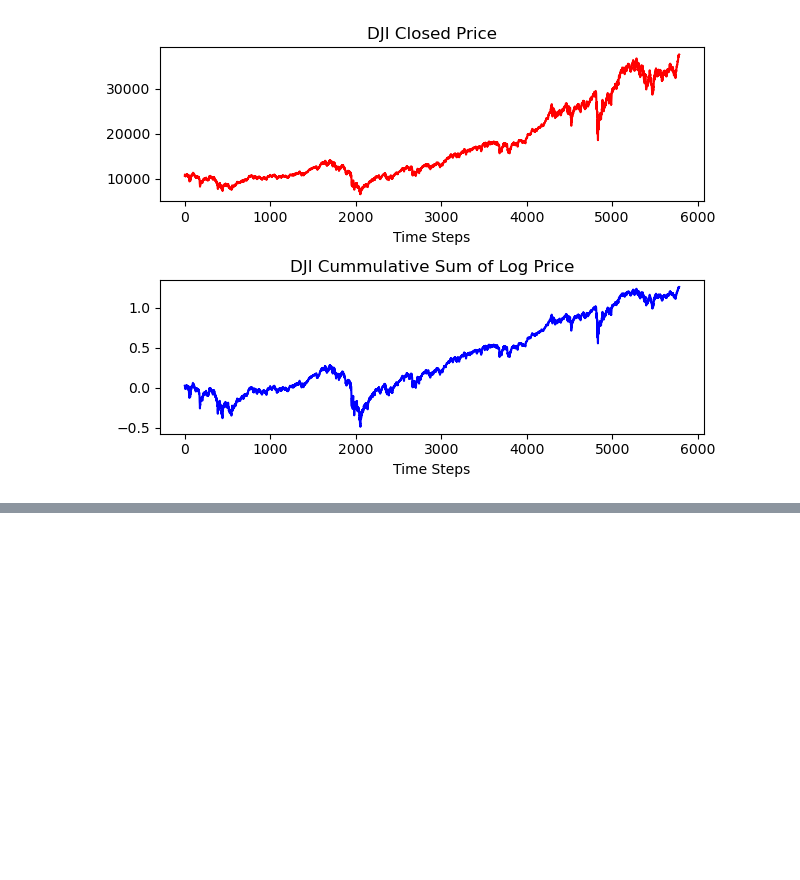
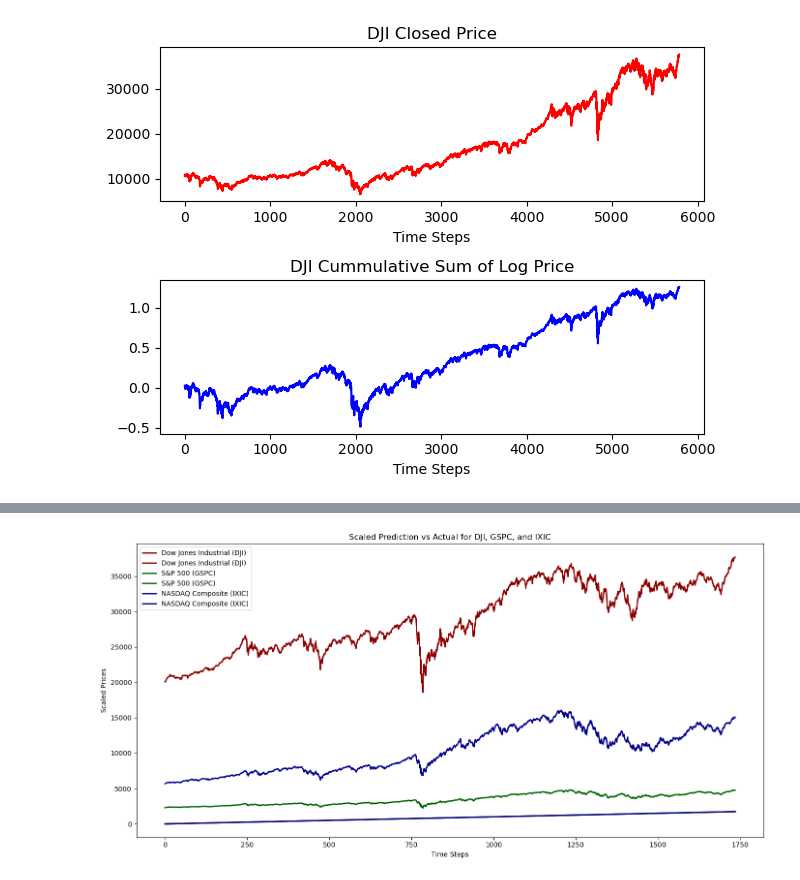
Before and after one commit to blitzionic/FinRL---Stock-Prediction, a Jupyter notebook: models/lstm/training.ipynb, the cells around one changed output, grey strips where cells are left out. Drawn from its saved outputs; the diff is of its cells as text; code cells hidden in the pictures; blank space fills up the shorter version.

```diff
--- a/models/lstm/training.ipynb
+++ b/models/lstm/training.ipynb
@@ -247,0 +260,23 @@ fig2.tight_layout()
+# %%
+# def normalize_to_100(series):
+#     return [((i / series[0]) * 100) for i in series]
+
+# norm_predicted_dji = normalize_to_100(predicted_seq_DJI)
+# norm_actual_dji = normalize_to_100(real_seq_DJI)
+# norm_predicted_gspc = normalize_to_100(predicted_seq_GSPC)
+# norm_actual_gspc = normalize_to_100(real_seq_GSPC)
+# norm_predicted_ixic = normalize_to_100(predicted_seq_IXIC)
+# norm_actual_ixic = normalize_to_100(real_seq_IXIC)
+
+def condense(actual_data):
+    start_index = int(len(actual_data) * 0.7)
+
+    trimmed_data = actual_data[start_index:]
+
+    new_data = [(i, value) for i, value in enumerate(trimmed_data)]
+
+    return new_data
+
+# len(data['DJI'])
+# len(predicted_seq_DJI)
+condense(data['DJI'])
@@ -247,0 +350,14 @@ fig2.tight_layout()
+# %%
+plt.figure(figsize=(14, 7))
+plt.plot(condense(actual_dji), label='Dow Jones Industrial (DJI)', color='darkred', linewidth=2)
+plt.plot(condense(actual_gspc), label='S&P 500 (GSPC)', color='darkgreen', linewidth=2)
+plt.plot(condense(actual_ixic), label='NASDAQ Composite (IXIC)', color='darkblue', linewidth=2)
+plt.title('Scaled Prediction vs Actual for DJI, GSPC, and IXIC')
+plt.xlabel('Time Steps')
+plt.ylabel('Scaled Prices')
+
+plt.legend()
+plt.tight_layout()
+plt.show()
+# %% [output]
+[figure, added]
```
Also changed, not shown: parts of 14 cells of this notebook, 1 other file.
